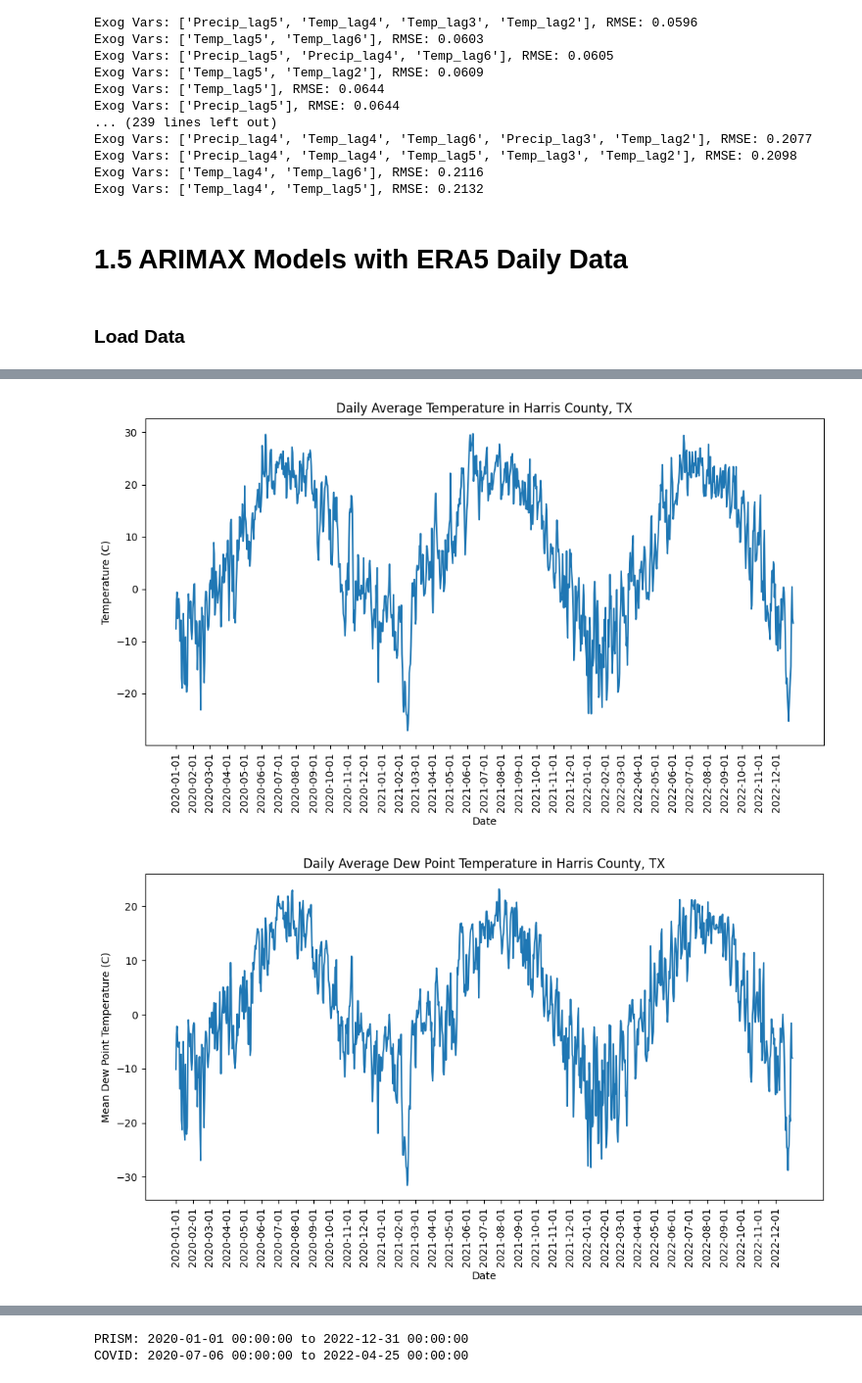
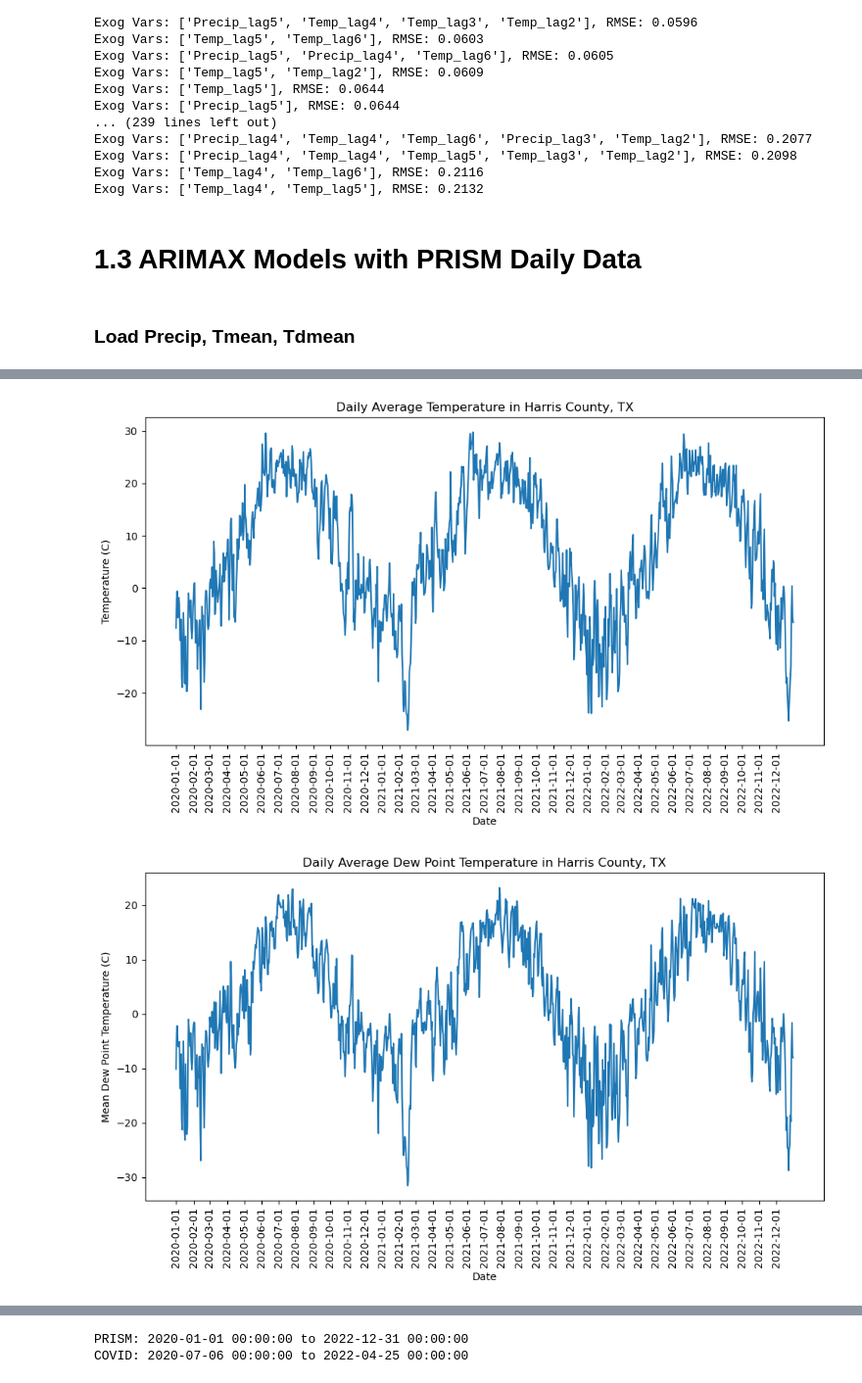
Before and after one commit to sd9616/wastewater, a Jupyter notebook: ARIMAX models.ipynb, the cells around one changed output, grey strips where cells are left out. Shown at 98% size. Saved outputs shown, nothing was run; the diff lists cells and outputs as text; code cells hidden in the pictures.

```diff
--- a/ARIMAX models.ipynb
+++ b/ARIMAX models.ipynb
@@ -50,0 +43,7 @@ ValueError: numpy.dtype size changed, may indicate binary incompatibility. Expec
+# %%
+labels_2_col = {'ppt': 'Precip', 'tmean': 'Tmean', 'tdmean': 'Tdmean',
+                'Spline_PR': 'Spline_PR', 'Spline_WW': 'Spline_WW'}
+labels_2_name = {'ppt': 'Precipitation', 'tmean': 'Temperature', 'tdmean': 'Dew Point Temperature'}
+
+plots_folder_path = 'plots'
+csv_folder_path = 'CSVs'
@@ -1534,27 +1261,23 @@ Exog Vars: ['Precip_lag4', 'Temp_lag4', 'Temp_lag5', 'Temp_lag3', 'Temp_lag2'],
 Exog Vars: ['Temp_lag4', 'Temp_lag6'], RMSE: 0.2116
 Exog Vars: ['Temp_lag4', 'Temp_lag5'], RMSE: 0.2132
 # %% [markdown]
-# 1.5 ARIMAX Models with ERA5 Daily Data
+# 1.3 ARIMAX Models with PRISM Daily Data
 # %% [markdown]
-### Load Data
+### Load Precip, Tmean, Tdmean
 # %%
 import matplotlib.dates as mdates
 
-csv_folder_path = "/content/drive/Shareddrives/Wastewater/PRISM Data/Harris Data/Daily/csvs"
 ppt_df = pd.read_csv(os.path.join(csv_folder_path, "daily_avg_harris_ppt.csv"), parse_dates=["Date"])
 ppt_df = ppt_df[ppt_df['Date'] <= '2022-12-31']
 ppt_df.set_index("Date", inplace=True)
-ppt_df = ppt_df.drop(columns=["Unnamed: 0"], errors="ignore")
 
 tmean_df = pd.read_csv(os.path.join(csv_folder_path, "daily_avg_harris_tmean.csv"), parse_dates=["Date"])
 tmean_df = tmean_df[tmean_df['Date'] <= '2022-12-31']
 tmean_df.set_index("Date", inplace=True)
-tmean_df = tmean_df.drop(columns=["Unnamed: 0"], errors="ignore")
 
 tdmean_df = pd.read_csv(os.path.join(csv_folder_path, "daily_avg_harris_tdmean.csv"), parse_dates=["Date"])
 tdmean_df = tdmean_df[tdmean_df['Date'] <= '2022-12-31']
 tdmean_df.set_index("Date", inplace=True)
-tdmean_df = tdmean_df.drop(columns=["Unnamed: 0"], errors="ignore")
 
 
 plt.figure(figsize=(10, 6))
@@ -1569,31 +1292,31 @@ plt.ylabel("Precipitation (mm)")
 plt.title("Daily Average Precipitation in Harris County, TX")
 plt.tight_layout()
 plt.show()
 
 plt.figure(figsize=(10, 6))
 plt.plot(tmean_df.index, tmean_df["Tmean"])
 
 plt.xticks(monthly_start_dates,rotation=90)
 
 plt.xlabel("Date")
 plt.ylabel("Temperature (C)")
 plt.title("Daily Average Temperature in Harris County, TX")
 plt.tight_layout()
 plt.show()
 
 plt.figure(figsize=(10, 6))
 plt.plot(tdmean_df.index, tdmean_df["Tdmean"])
 
 # monthly_start_dates = tdmean_df.groupby([tdmean_df['Date'].dt.year, tdmean_df['Date'].dt.month])['Date'].min().reset_index(drop=True)
 
 plt.xticks(monthly_start_dates,rotation=90)
 
 plt.xlabel("Date")
 plt.ylabel("Mean Dew Point Temperature (C)")
 plt.title("Daily Average Dew Point Temperature in Harris County, TX")
 plt.tight_layout()
 plt.show()
 # %% [output]
 [figure]
 [figure]
-[figure, old version]
+[figure, new version]
```
Also changed, not shown: parts of 69 cells of this notebook, 1 other file.
